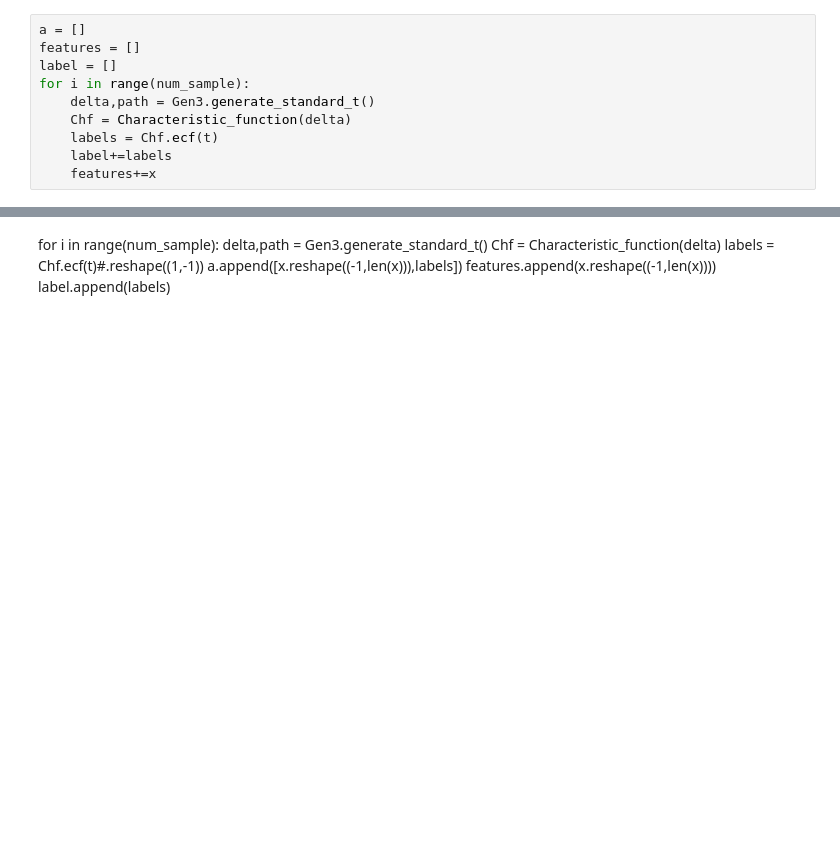
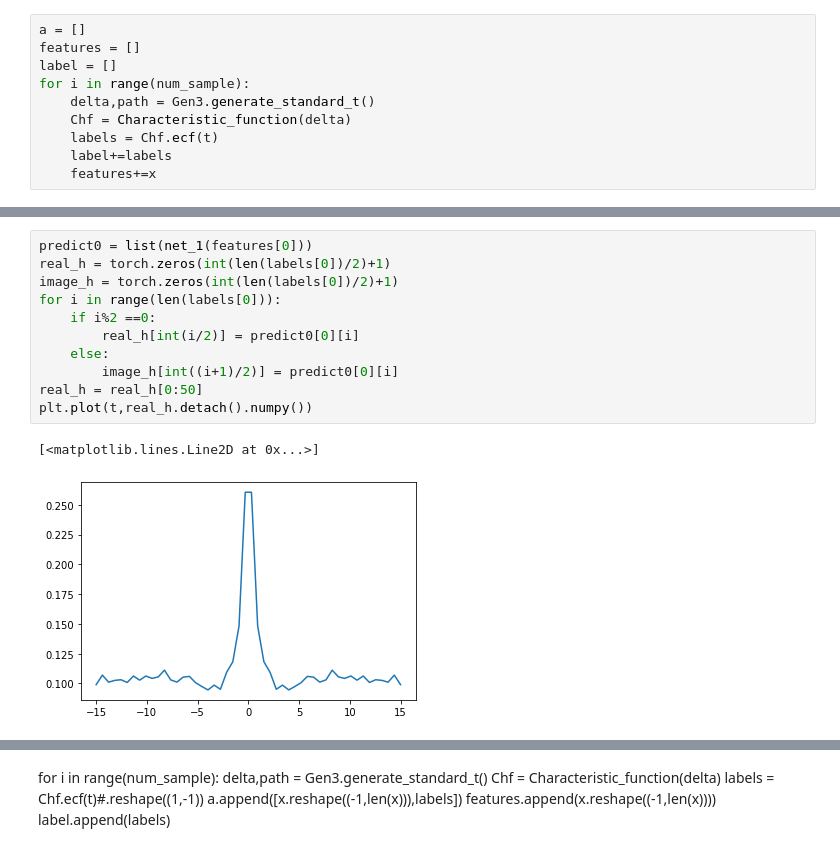
Before and after one commit to LeeShuaiyu/Test, a Jupyter notebook: version_1125.ipynb, the cells around one changed output, grey strips where cells are left out. Drawn from its saved outputs; the diff is of its cells as text; blank space fills up the shorter version.

```diff
--- a/version_1125.ipynb
+++ b/version_1125.ipynb
@@ -163,0 +178,14 @@ for i in range(num_sample):
+# %%
+predict0 = list(net_1(features[0]))
+real_h = torch.zeros(int(len(labels[0])/2)+1)
+image_h = torch.zeros(int(len(labels[0])/2)+1)
+for i in range(len(labels[0])):
+    if i%2 ==0:
+        real_h[int(i/2)] = predict0[0][i]
+    else:
+        image_h[int((i+1)/2)] = predict0[0][i]
+real_h = real_h[0:50]
+plt.plot(t,real_h.detach().numpy())
+# %% [output]
+[<matplotlib.lines.Line2D at 0x...>]
+[figure, added]
```
Also changed, not shown: parts of 16 cells of this notebook.
